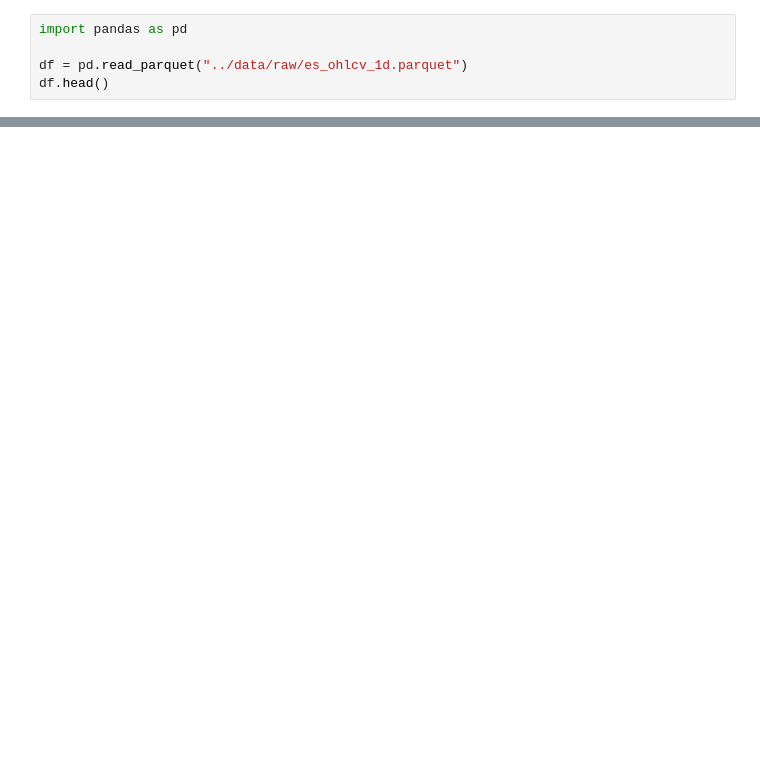
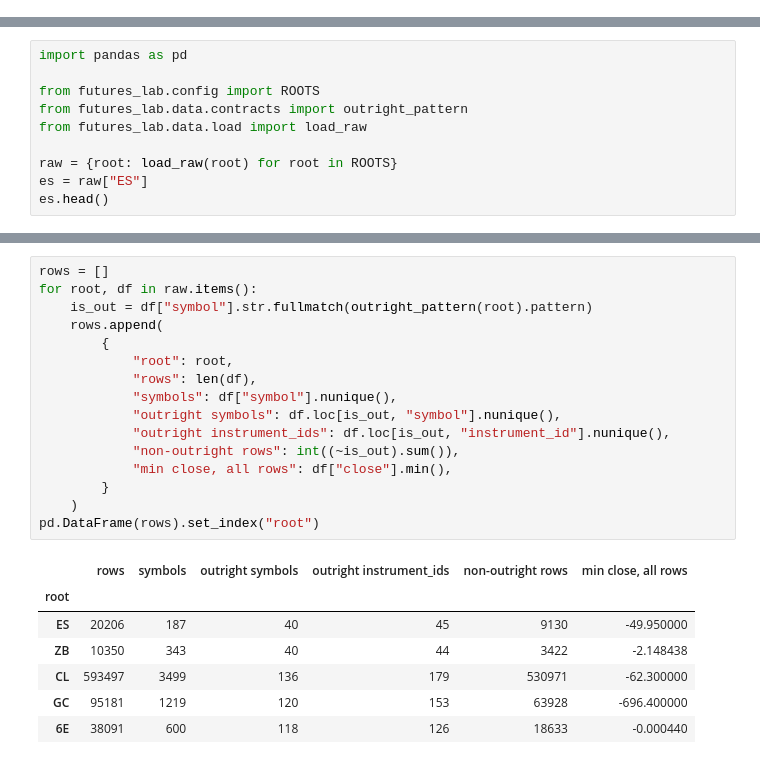
Before and after one commit to dheerajjames7-opson/futures-regime, a Jupyter notebook: notebooks/01_data_first_look.ipynb, the cells around one changed output, grey strips where cells are left out. Drawn from its saved outputs; the diff is of its cells as text; blank space fills up the shorter version.

```diff
--- a/notebooks/01_data_first_look.ipynb
+++ b/notebooks/01_data_first_look.ipynb
@@ -1,5 +0,0 @@
-# %%
-import pandas as pd
-
-df = pd.read_parquet("../data/raw/es_ohlcv_1d.parquet")
-df.head()
@@ -52,0 +5,10 @@ memory usage: 1.3 MB
+# %%
+import pandas as pd
+
+from futures_lab.config import ROOTS
+from futures_lab.data.contracts import outright_pattern
+from futures_lab.data.load import load_raw
+
+raw = {root: load_raw(root) for root in ROOTS}
+es = raw["ES"]
+es.head()
@@ -52,0 +52,24 @@ memory usage: 1.3 MB
+# %%
+rows = []
+for root, df in raw.items():
+    is_out = df["symbol"].str.fullmatch(outright_pattern(root).pattern)
+    rows.append(
+        {
+            "root": root,
+            "rows": len(df),
+            "symbols": df["symbol"].nunique(),
+            "outright symbols": df.loc[is_out, "symbol"].nunique(),
+            "outright instrument_ids": df.loc[is_out, "instrument_id"].nunique(),
+            "non-outright rows": int((~is_out).sum()),
+            "min close, all rows": df["close"].min(),
+        }
+    )
+pd.DataFrame(rows).set_index("root")
+# %% [output]
+|  | rows | symbols | outright symbols | outright instrument_ids | non-outright rows | min close, all rows |
+| root |  |  |  |  |  |  |
+| ES | 20206 | 187 | 40 | 45 | 9130 | -49.950000 |
+| ZB | 10350 | 343 | 40 | 44 | 3422 | -2.148438 |
+| CL | 593497 | 3499 | 136 | 179 | 530971 | -62.300000 |
+| GC | 95181 | 1219 | 120 | 153 | 63928 | -696.400000 |
+| 6E | 38091 | 600 | 118 | 126 | 18633 | -0.000440 |
```
Also changed, not shown: parts of 15 cells of this notebook, 4 other files.
